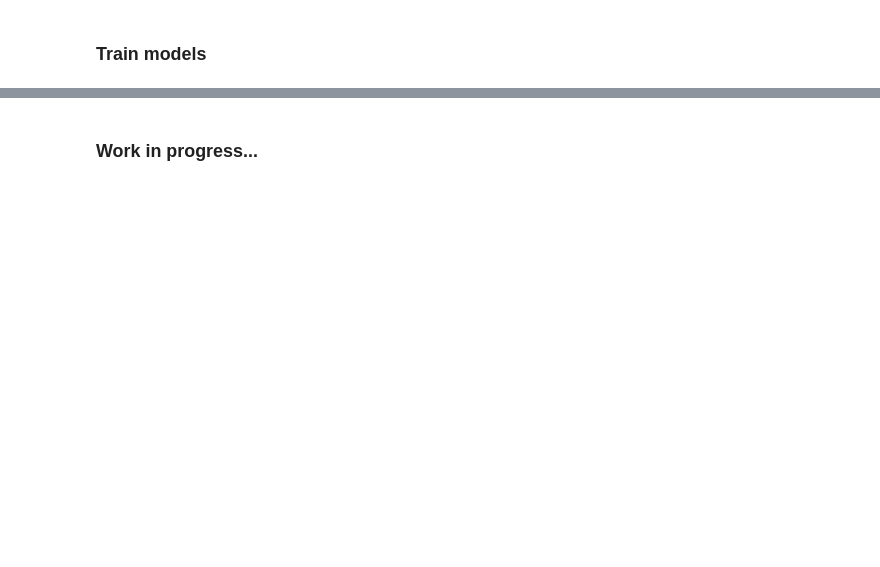
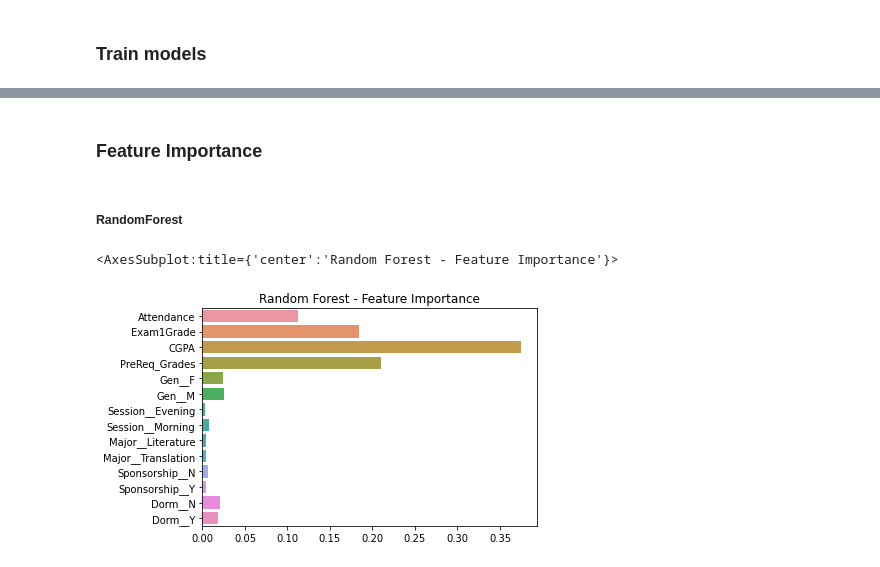
Before and after one commit to MnAppsNet/ML_on_student_performance_assignment, a Jupyter notebook: BUC_Dataset.ipynb, the cells around one changed output, grey strips where cells are left out. Cells and saved outputs as stored; diff of their text form; code cells hidden in the pictures; blank space fills up the shorter version.

Commit message:
Feature importance on BUC dataset

```diff
--- a/BUC_Dataset.ipynb
+++ b/BUC_Dataset.ipynb
@@ -111,7 +119,7 @@ scale_percentages = [
     "Exam1Grade",
     "PreReq_Grades"
 ]
-for c in divide_percentages:
+for c in scale_percentages:
     transformed_dataset[c] = transformed_dataset[c] / 100
 
 #Scale CGPA in range [0,1]
@@ -168,16 +176,20 @@ Name: Class, dtype: int64
 ### Train models
 # %%
 from sklearn.ensemble import RandomForestClassifier
+from sklearn.linear_model import LinearRegression
+from sklearn.neural_network import MLPClassifier
 
 models = [
-    ['RandomForest',RandomForestClassifier(n_estimators=100, n_jobs=-1)]
+    ['RandomForest',RandomForestClassifier(n_estimators=200, max_depth=3, criterion="gini", n_jobs=-1, random_state=42)],
+    ['LinearRegression',LinearRegression()],
+    ['MLPRegressor',MLPClassifier(hidden_layer_sizes=(100,), activation="tanh", max_iter=10000, random_state=42)]
     #More models to be implemented
 ]
 
 for m in models:
     print(m[0])
     m[1].fit(X_train, y_train)
-    print(f"Accuracy: {m[1].score(X_test, y_test)}")
-    #More metrics to be implemented
+    y_pred = [round(x) for x in m[1].predict(X_test)]
+    print(classification_report(y_pred,y_test))
 # %% [output]
 RandomForest
@@ -185,2 +212,11 @@ Accuracy: 0.8387096774193549
-# %% [markdown]
-### Work in progress...
+# %% [markdown]
+### Feature Importance
+# %% [markdown]
+##### RandomForest
+# %%
+rf = models[0][1]
+plt.title("Random Forest - Feature Importance")
+sns.barplot(y=X_train.columns,x=rf.feature_importances_, orient='h')
+# %% [output]
+<AxesSubplot:title={'center':'Random Forest - Feature Importance'}>
+[figure, added]
```
Also changed, not shown: parts of 8 cells of this notebook.
